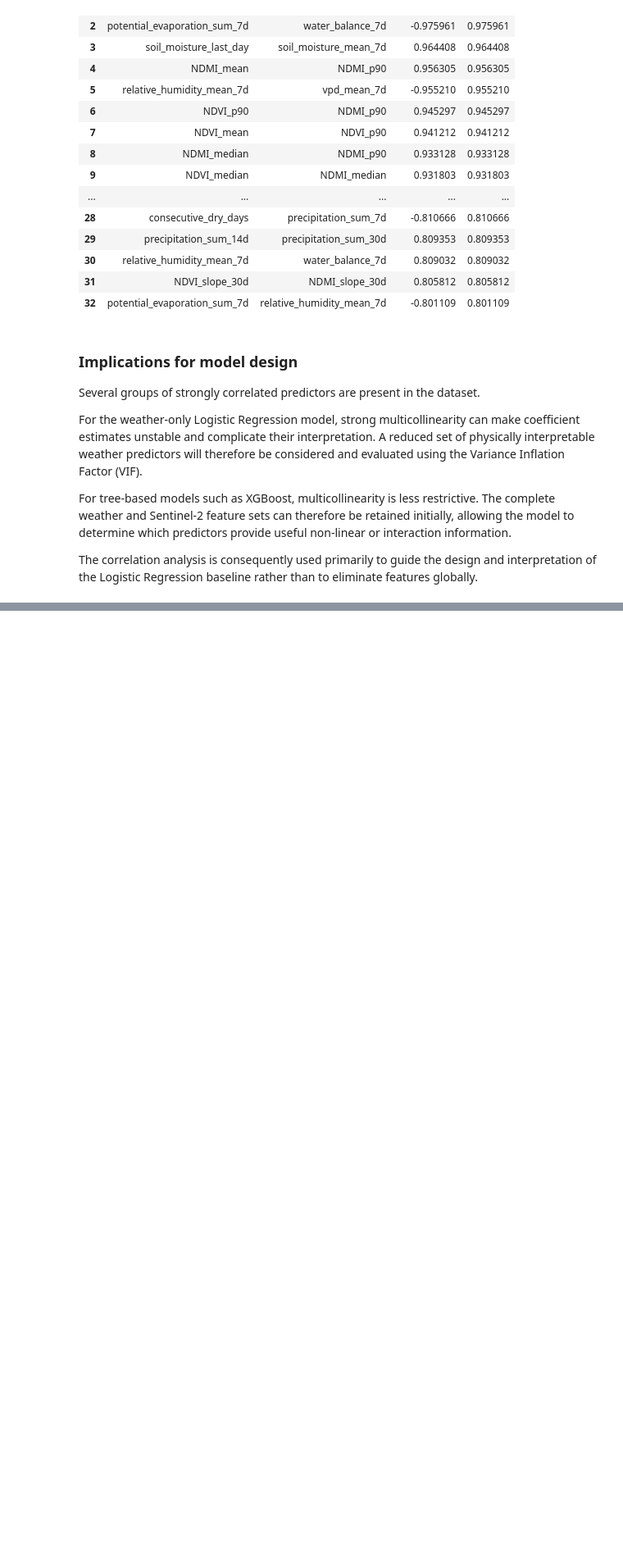
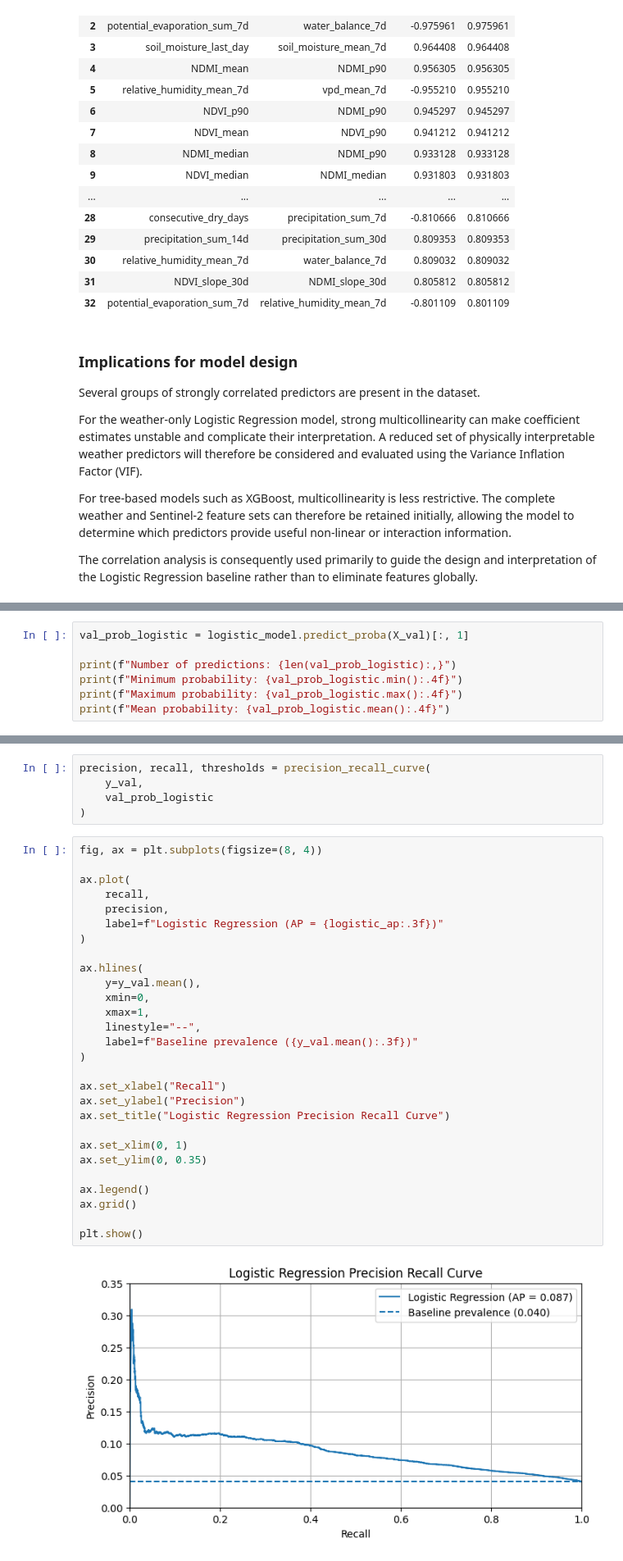
Before and after one commit to Daniel99Fonseca/wildfire-risk-portugal, a Jupyter notebook: notebooks/04_exploratory_analysis.ipynb, the cells around one changed output, grey strips where cells are left out. Shown at 82% size. Saved outputs shown, nothing was run; the diff lists cells and outputs as text; blank space fills up the shorter version.

```diff
--- a/notebooks/04_exploratory_analysis.ipynb
+++ b/notebooks/04_exploratory_analysis.ipynb
@@ -1291,0 +1684,7 @@ features globally.
+# %%
+val_prob_logistic = logistic_model.predict_proba(X_val)[:, 1]
+
+print(f"Number of predictions: {len(val_prob_logistic):,}")
+print(f"Minimum probability: {val_prob_logistic.min():.4f}")
+print(f"Maximum probability: {val_prob_logistic.max():.4f}")
+print(f"Mean probability: {val_prob_logistic.mean():.4f}")
@@ -1291,0 +1735,35 @@ features globally.
+# %%
+precision, recall, thresholds = precision_recall_curve(
+    y_val,
+    val_prob_logistic
+)
+# %%
+fig, ax = plt.subplots(figsize=(8, 4))
+
+ax.plot(
+    recall,
+    precision,
+    label=f"Logistic Regression (AP = {logistic_ap:.3f})"
+)
+
+ax.hlines(
+    y=y_val.mean(),
+    xmin=0,
+    xmax=1,
+    linestyle="--",
+    label=f"Baseline prevalence ({y_val.mean():.3f})"
+)
+
+ax.set_xlabel("Recall")
+ax.set_ylabel("Precision")
+ax.set_title("Logistic Regression Precision Recall Curve")
+
+ax.set_xlim(0, 1)
+ax.set_ylim(0, 0.35)
+
+ax.legend()
+ax.grid()
+
+plt.show()
+# %% [output]
+[figure, added]
```
Also changed, not shown: parts of 60 cells of this notebook, 4 other files.
